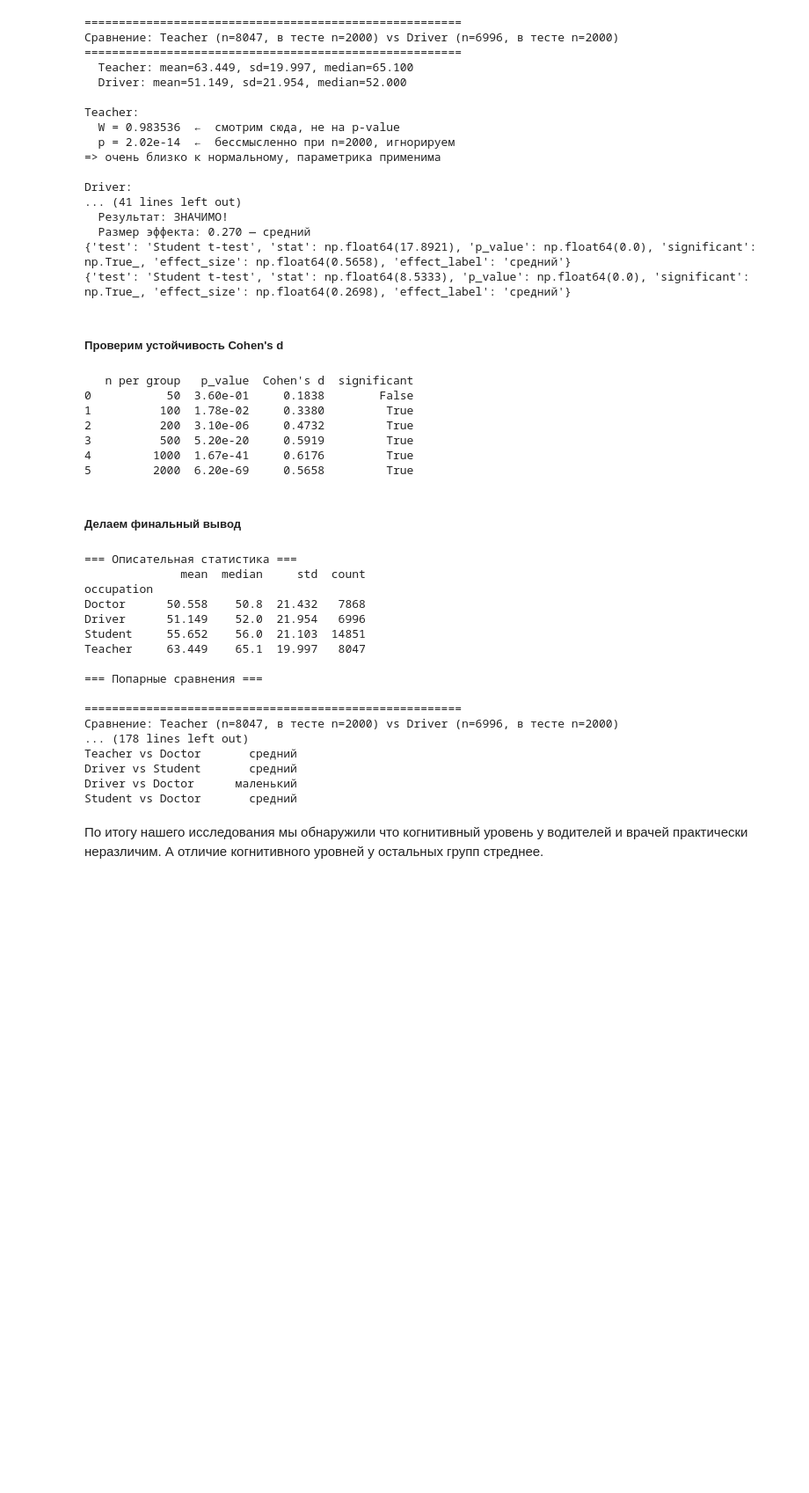
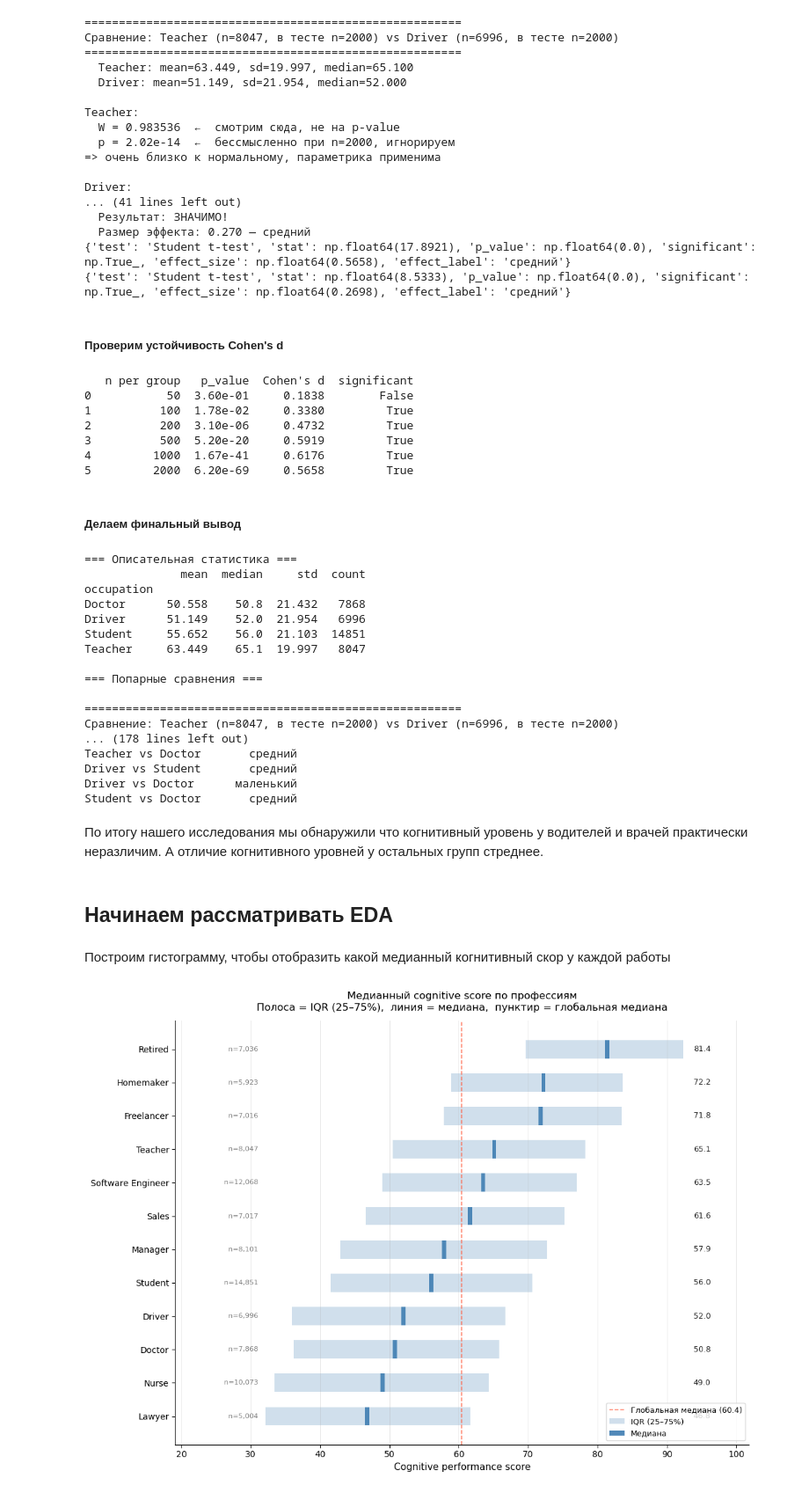
Before and after one commit to mello-bit/MS-Analysis-of-influence-sleep-durations-on-life-performance, a Jupyter notebook: analysis.ipynb, the cells around one changed output. Shown at 88% size. Cells and saved outputs as stored; diff of their text form; code cells hidden in the pictures; blank space fills up the shorter version.

```diff
--- a/analysis.ipynb
+++ b/analysis.ipynb
@@ -557,3 +557,80 @@ Driver vs Doctor      маленький
 Student vs Doctor       средний
 # %% [markdown]
 По итогу нашего исследования мы обнаружили что когнитивный уровень у водителей и врачей практически неразличим. А отличие когнитивного уровней у остальных групп стреднее.
+# %% [markdown]
+## Начинаем рассматривать EDA
+# %% [markdown]
+Построим гистограмму, чтобы отобразить какой медианный когнитивный скор у каждой работы
+# %%
+def plot_cognitive_by_occupation(df, col='cognitive_performance_score',
+                                  group_col='occupation'):
+    stats = (df.groupby(group_col)[col]
+               .agg(median='median',
+                    q25=lambda x: x.quantile(0.25),
+                    q75=lambda x: x.quantile(0.75),
+                    count='count')
+               .reset_index()
+               .sort_values('median', ascending=True))
+
+    fig, ax = plt.subplots(figsize=(11, len(stats) * 0.55 + 1.5))
+    y_pos = np.arange(len(stats))
+
+    # IQR полоса
+    ax.barh(y_pos,
+            stats['q75'] - stats['q25'],
+            left=stats['q25'],
+            height=0.55,
+            color='steelblue', alpha=0.25,
+            label='IQR (25–75%)')
+
+    # Линия медианы внутри полосы
+    ax.barh(y_pos,
+            width=0.6,
+            left=stats['median'] - 0.3,
+            height=0.55,
+            color='steelblue', alpha=0.95,
+            label='Медиана')
+
+    # Подписи медианы и n
+    x_label_right = stats['q75'].max() + 1.5
+    x_label_left  = stats['q25'].min() - 1.0
+
+    for i, row in enumerate(stats.itertuples()):
+        ax.text(x_label_right, i, f'{row.median:.1f}',
+                va='center', ha='left', fontsize=9, color='#222222')
+        ax.text(x_label_left, i, f'n={row.count:,}',
+                va='center', ha='right', fontsize=8, color='gray')
+
+    # Глобальная медиана
+    global_median = df[col].median()
+    ax.axvline(global_median, color='tomato', linewidth=1.2,
+               linestyle='--', alpha=0.8,
+               label=f'Глобальная медиана ({global_median:.1f})')
+
+    ax.set_yticks(y_pos)
+    ax.set_yticklabels(stats[group_col], fontsize=10)
+    ax.set_xlabel('Cognitive performance score', fontsize=11)
+    ax.set_title(
+        'Медианный cognitive score по профессиям\n'
+        'Полоса = IQR (25–75%),  линия = медиана,  пунктир = глобальная медиана',
+        fontsize=12, pad=12)
+
+    ax.set_xlim(x_label_left - 12, x_label_right + 8)
+    ax.legend(loc='lower right', fontsize=9)
+    ax.spines[['top', 'right']].set_visible(False)
+    ax.grid(axis='x', alpha=0.3, linewidth=0.7)
+
+    plt.tight_layout()
+    plt.show()
+
+    # Сводная таблица
+    out = stats.copy()
+    out['IQR'] = (out['q75'] - out['q25']).round(2)
+    out = out.rename(columns={'q25': 'Q25', 'q75': 'Q75'})
+    return (out[['occupation', 'median', 'Q25', 'Q75', 'IQR', 'count']]
+          .sort_values('median', ascending=False)
+          .round(2))
+
+plot_cognitive_by_occupation(df)
+# %% [output]
+[figure, added]
```
Also changed, not shown: parts of 9 cells of this notebook.
